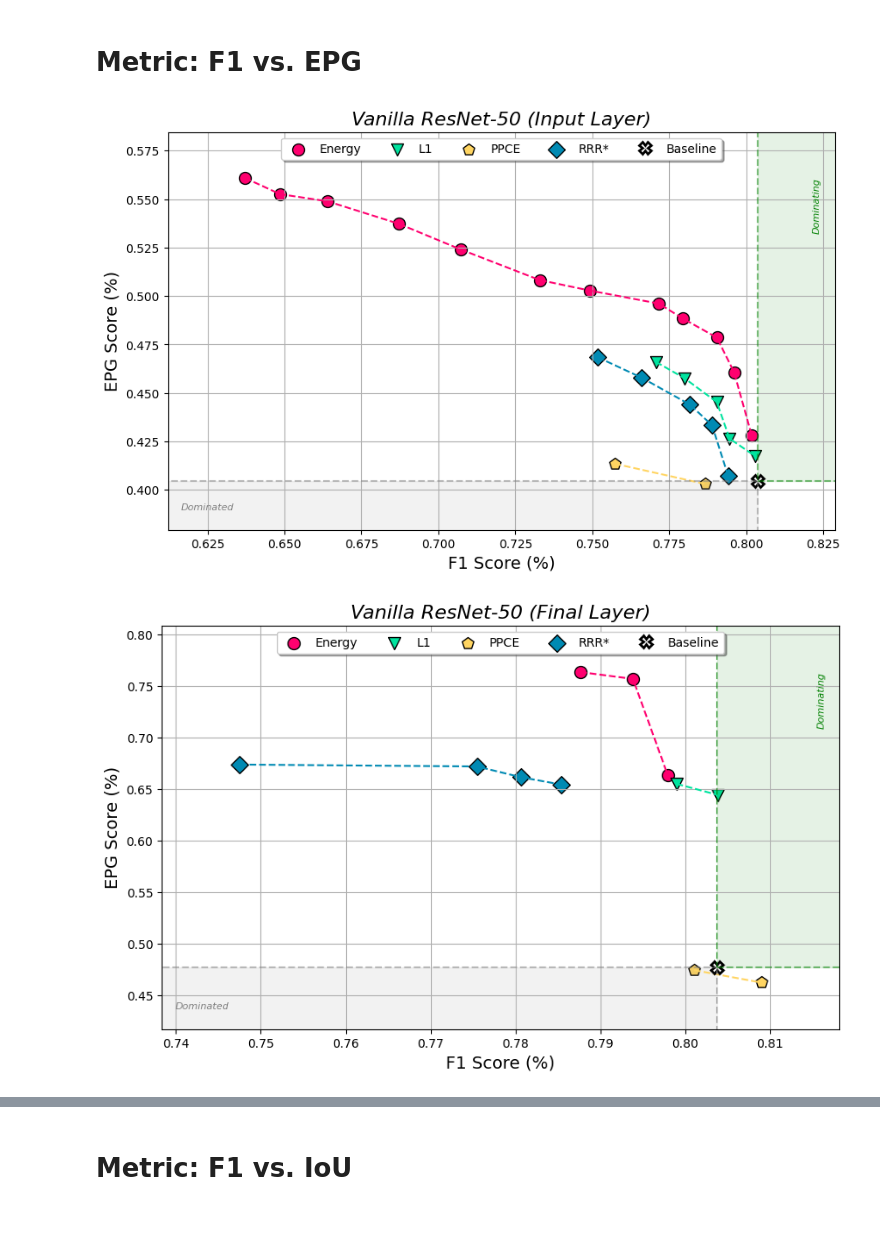
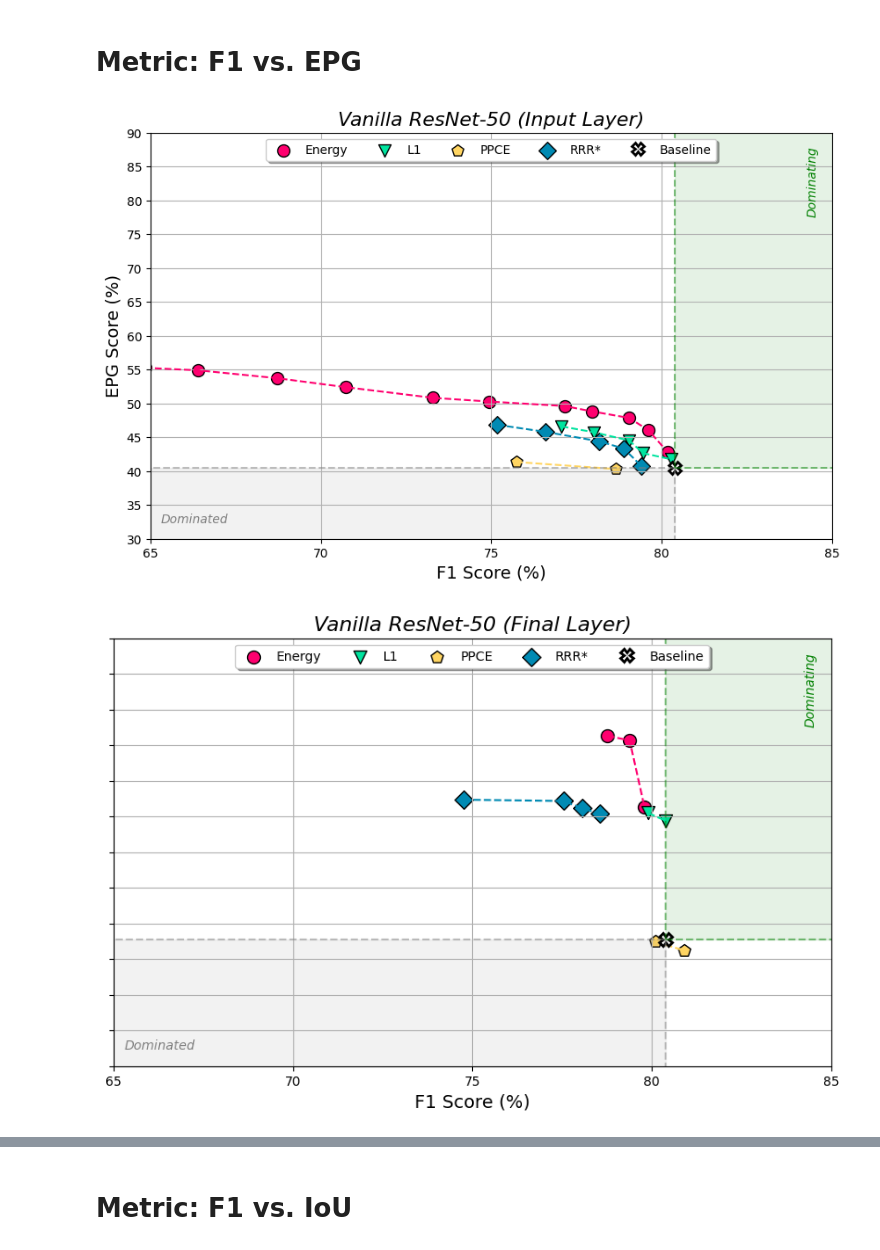
Before and after one commit to rensdebee/FACTifAI_2024_3, a Jupyter notebook: visualisations.ipynb, the cells around one changed output, grey strips where cells are left out. Cells and saved outputs as stored; diff of their text form; code cells hidden in the pictures; blank space fills up the shorter version.

```diff
--- a/visualisations.ipynb
+++ b/visualisations.ipynb
@@ -324,6 +385,8 @@ def load_data_from_folders_with_npz_files(
 
                 filepath = os.path.join(subdir, file)
                 data = np.load(filepath)
+
+                data = {metric: data[metric] * 100 for metric in metrics}
 
                 # Replace adapt_iou_score with iou_score for mid2 data
                 metric = "iou_score" if 'mid2' in subdir.lower() and 'adapt_iou_score' in metrics else metrics[1]
@@ -446,6 +509,11 @@ def load_data_from_folders_with_npz_files(
 # %%
 root_folder = './p_curves/VOC2007'
 data_f1_epg = load_data_from_folders_with_npz_files(root_folder, metrics=('f_score', 'bb_score'))
+
+x_lim_range = (65, 85)
+y_lim_range = (30, 90)
+step_size_xticks = 5
+step_size_yticks = 10
 
 plot_pareto_curve(
     baseline_data=data_f1_epg['vanilla']['input']['baseline'],
@@ -456,40 +524,64 @@ plot_pareto_curve(
     x_label='F1 Score (%)',
     y_label='EPG Score (%)',
     title='Vanilla ResNet-50 (Input Layer)',
-    save_path='./images/voc2007_vanilla_resnet50_input_layer_f1_epg_pareto_curve.png')
+    save_path='./images/voc2007_vanilla_resnet50_input_layer_f1_epg_pareto_curve.png',
+    figsize=(10, 6),
+    set_xlim=x_lim_range,
+    set_ylim=y_lim_range,
+    step_size_xticks=step_size_xticks,
+    step_size_yticks=step_size_yticks,
+    hide_y_ticks=False)
 
 plot_pareto_curve(
     baseline_data=data_f1_epg['vanilla']['final']['baseline'],
     energy_data=data_f1_epg['vanilla']['final']['energy'],
     l1_data=data_f1_epg['vanilla']['final']['l1'],
     ppce_data=data_f1_epg['vanilla']['final']['ppce'],
     rrr_data=data_f1_epg['vanilla']['final']['rrr'],
     x_label='F1 Score (%)',
     y_label='EPG Score (%)',
     title='Vanilla ResNet-50 (Final Layer)',
-    save_path='./images/voc2007_vanilla_resnet50_final_layer_f1_epg_pareto_curve.png')
+    save_path='./images/voc2007_vanilla_resnet50_final_layer_f1_epg_pareto_curve.png',
+    figsize=(10, 6),
+    set_xlim=x_lim_range,
+    set_ylim=y_lim_range,
+    step_size_xticks=step_size_xticks,
+    step_size_yticks=step_size_yticks,
+    hide_y_ticks=True)
 
 plot_pareto_curve(
     baseline_data=data_f1_epg['bcos']['input']['baseline'],
     energy_data=data_f1_epg['bcos']['input']['energy'],
     l1_data=data_f1_epg['bcos']['input']['l1'],
     ppce_data=data_f1_epg['bcos']['input']['ppce'],
     rrr_data=data_f1_epg['bcos']['input']['rrr'],
     x_label='F1 Score (%)',
     y_label='EPG Score (%)',
     title='B-cos ResNet-50 (Input Layer)',
-    save_path='./images/voc2007_bcos_resnet50_input_layer_f1_epg_pareto_curve.png')
+    save_path='./images/voc2007_bcos_resnet50_input_layer_f1_epg_pareto_curve.png',
+    figsize=(10, 6),
+    set_xlim=x_lim_range,
+    set_ylim=y_lim_range,
+    step_size_xticks=step_size_xticks,
+    step_size_yticks=step_size_yticks,
+    hide_y_ticks=True)
 
 plot_pareto_curve(
     baseline_data=data_f1_epg['bcos']['final']['baseline'],
     energy_data=data_f1_epg['bcos']['final']['energy'],
     l1_data=data_f1_epg['bcos']['final']['l1'],
     ppce_data=data_f1_epg['bcos']['final']['ppce'],
     rrr_data=data_f1_epg['bcos']['final']['rrr'],
     x_label='F1 Score (%)',
     y_label='EPG Score (%)',
     title='B-cos ResNet-50 (Final Layer)',
-    save_path='./images/voc2007_bcos_resnet50_final_layer_f1_epg_pareto_curve.png')
+    save_path='./images/voc2007_bcos_resnet50_final_layer_f1_epg_pareto_curve.png',
+    figsize=(10, 6),
+    set_xlim=x_lim_range,
+    set_ylim=y_lim_range,
+    step_size_xticks=step_size_xticks,
+    step_size_yticks=step_size_yticks,
+    hide_y_ticks=True)
 # %% [output]
-[figure, old version]
+[figure, new version]
-[figure, old version]
+[figure, new version]
```
Also changed, not shown: parts of 7 cells of this notebook, 15 other files.
